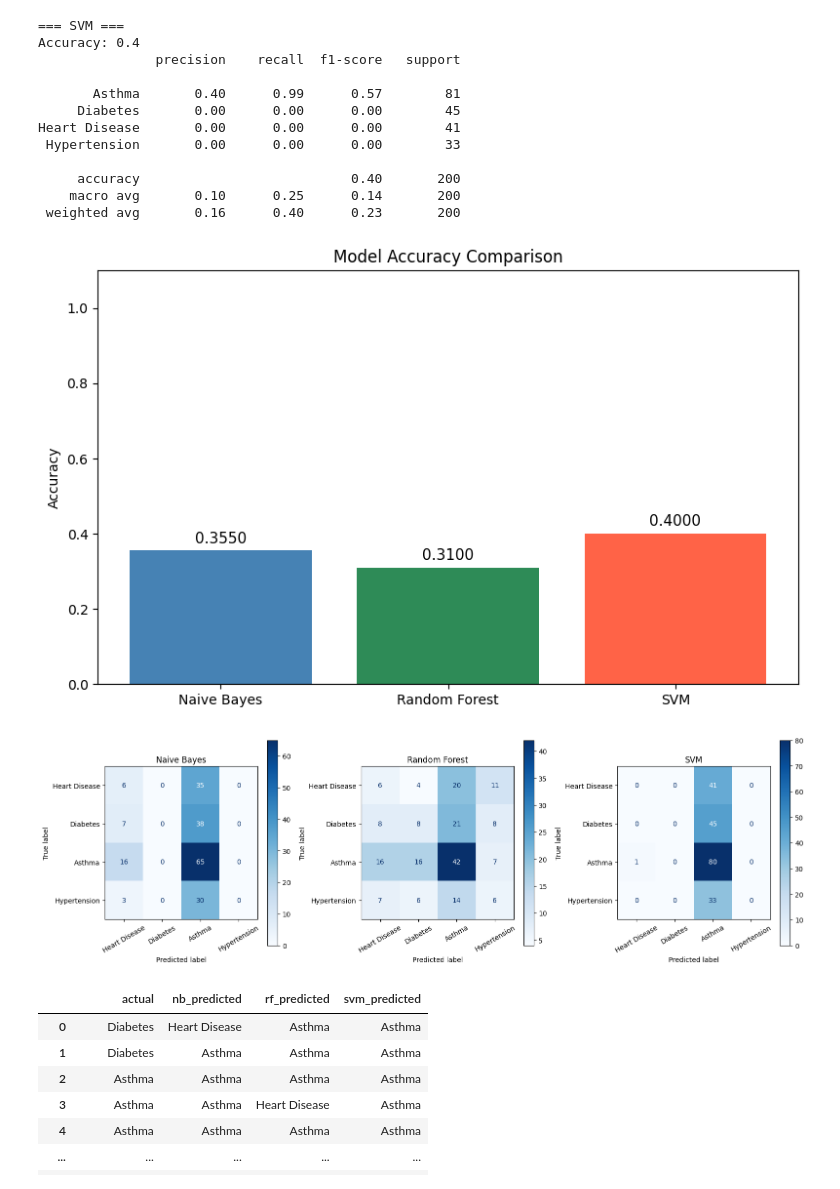
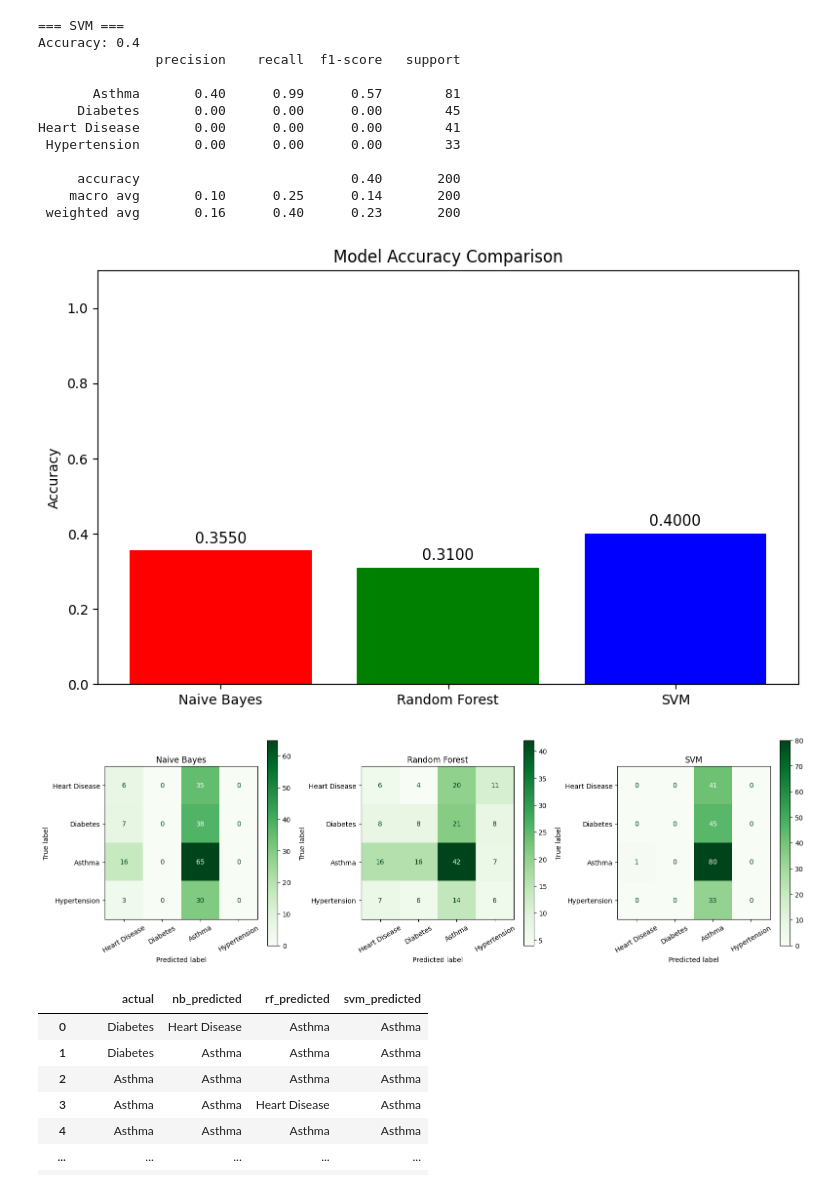
Before and after one commit to ypoudel3/data_final, a Jupyter notebook: classification.ipynb, the cells around one changed output. Cells and saved outputs as stored; diff of their text form; code cells hidden in the pictures.

```diff
--- a/classification.ipynb
+++ b/classification.ipynb
@@ -220,22 +226,22 @@ Heart Disease       0.00      0.00      0.00        41
 # %%
 models     = ['Naive Bayes', 'Random Forest', 'SVM']
 accuracies = [accuracy_score(y_test, nb_pred),
               accuracy_score(y_test, rf_pred),
               accuracy_score(y_test, svm_pred)]
 
 plt.figure(figsize=(8, 5))
-bars = plt.bar(models, accuracies, color=['steelblue', 'seagreen', 'tomato'])
+bars = plt.bar(models, accuracies, color=['red', 'green', 'blue'])
 plt.ylim(0, 1.1)
 plt.title("Model Accuracy Comparison")
 plt.ylabel("Accuracy")
 for bar, acc in zip(bars, accuracies):
     plt.text(bar.get_x() + bar.get_width()/2, bar.get_height() + 0.02,
              f"{acc:.4f}", ha='center', fontsize=11)
 plt.tight_layout()
 plt.savefig('data/model_comparison.png')
 plt.show()
 # %% [output]
-[figure, old version]
+[figure, new version]
 # %%
 labels = list(y.unique())
 
@@ -244,7 +250,7 @@ for ax, pred, name in zip(axes,
                            [nb_pred, rf_pred, svm_pred],
                            ['Naive Bayes', 'Random Forest', 'SVM']):
     cm = confusion_matrix(y_test, pred, labels=labels)
-    ConfusionMatrixDisplay(cm, display_labels=labels).plot(ax=ax, cmap='Blues')
+    ConfusionMatrixDisplay(cm, display_labels=labels).plot(ax=ax, cmap='Greens')
     ax.set_title(name)
     ax.tick_params(axis='x', rotation=30)
 
@@ -252,7 +258,7 @@ plt.tight_layout()
 plt.savefig('data/confusion_matrices.png', bbox_inches='tight')
 plt.show()
 # %% [output]
-[figure, old version]
+[figure, new version]
 # %%
 results_df = pd.DataFrame({
     'actual'       : y_test.values,
```
Also changed, not shown: parts of 3 cells of this notebook, 2 other files.
